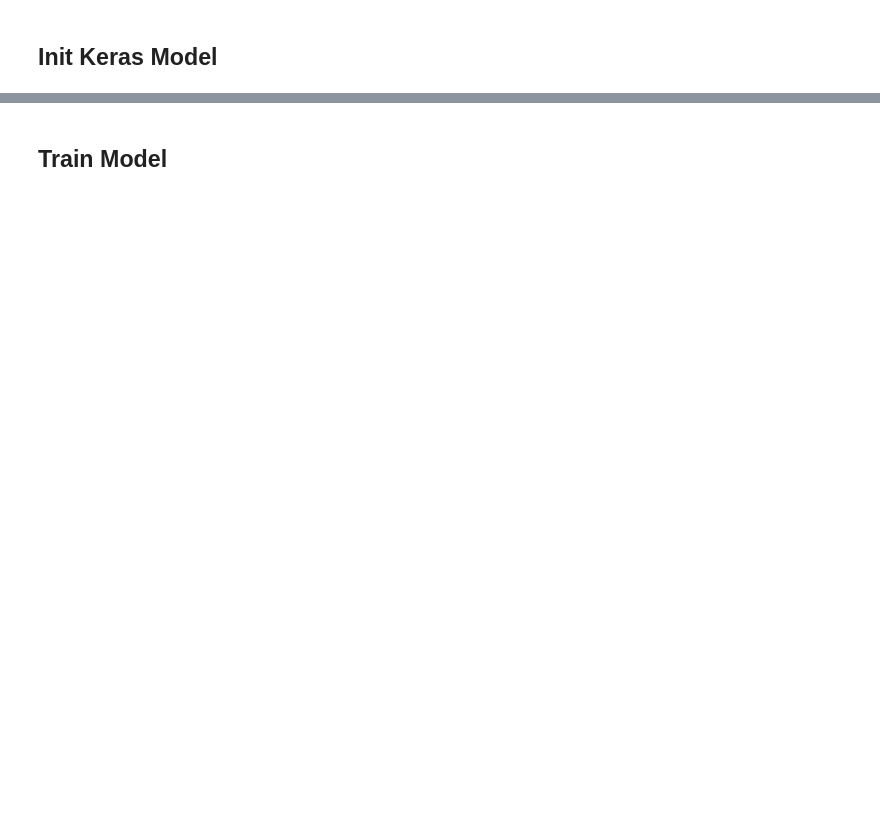
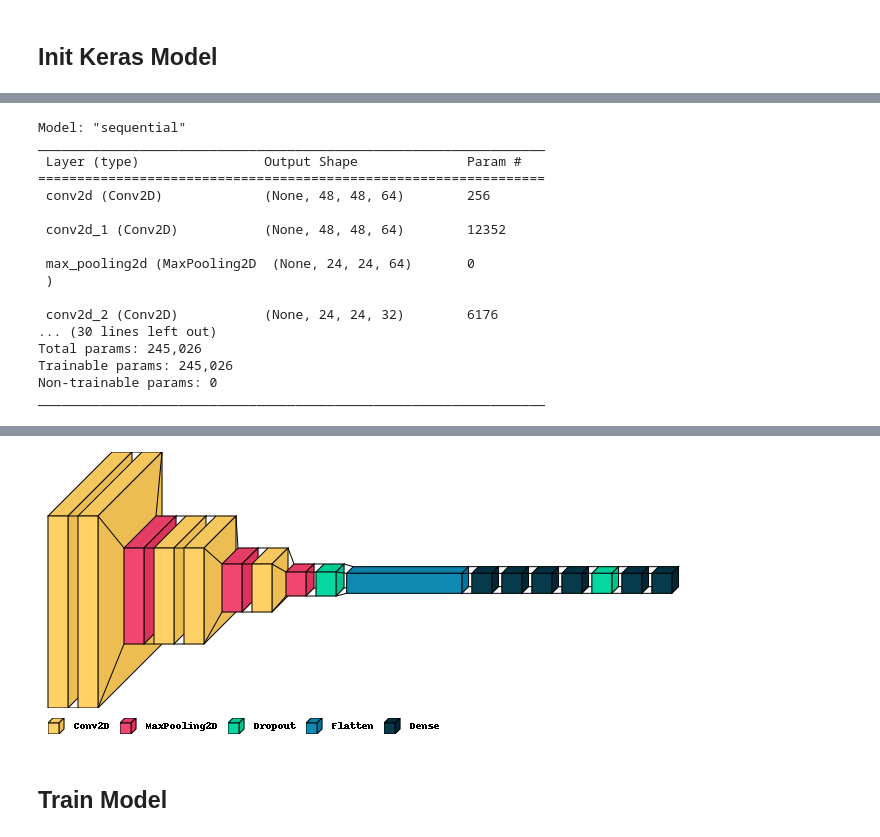
Before and after one commit to vigitia/IRPenTracking, a Jupyter notebook: train_network_new.ipynb, the cells around one changed output, grey strips where cells are left out. Drawn from its saved outputs; the diff is of its cells as text; code cells hidden in the pictures; blank space fills up the shorter version.

```diff
--- a/train_network_new.ipynb
+++ b/train_network_new.ipynb
@@ -23,39 +66,48 @@ train_X, train_label, test_X, test_label = prepare_dataset.get_dataset(TARGET_FO
 # %%
-# batch 64
-# epoch 1
+
 # conv linear
 
-batch_size = 128
-epochs = 1
+
 num_classes = 2
 activation = 'relu'
 activation_conv = 'linear'  # LeakyReLU
-layer_count = 5
 num_neurons = 128
 
 # Define model structure
 model = Sequential()
 
 # model.add(data_augmentation_new)
-model.add(
-    Conv2D(64, kernel_size=(3, 1), activation=activation_conv, input_shape=(IMG_SIZE, IMG_SIZE, 1), padding='same'))
+model.add(Conv2D(64, kernel_size=(3, 1), activation=activation_conv, input_shape=(IMG_SIZE, IMG_SIZE, 1), padding='same'))
 model.add(Conv2D(64, (1, 3), activation=activation_conv, padding='same'))
+
+# Reduce the spatial dimensions of the output by a factor of 2
 model.add(MaxPooling2D(pool_size=(2, 2), padding='same'))
 
 model.add(Conv2D(32, (3, 1), activation=activation_conv, padding='same'))
 model.add(Conv2D(32, (1, 3), activation=activation_conv, padding='same'))
+
+# Reduce the spatial dimensions of the output by a factor of 2
 model.add(MaxPooling2D(pool_size=(2, 2), padding='same'))
+
 # model.add(Dropout(0.2))
+
 model.add(Conv2D(32, (3, 3), activation=activation_conv, padding='same'))
+
+# Reduce the spatial dimensions of the output by a factor of 2
 model.add(MaxPooling2D(pool_size=(2, 2), padding='same'))
+
 model.add(Dropout(0.2))
+
 # model.add(Conv2D(128, (3, 3), activation='linear',padding='same'))
 # model.add(MaxPooling2D(pool_size=(2, 2),padding='same'))
 model.add(Flatten())
 
 # trial and error: linear performs much better than ReLU and sigmoid
-for i in range(layer_count - 1):
-    model.add(Dense(num_neurons, activation=activation))
+model.add(Dense(num_neurons, activation=activation))
+model.add(Dense(num_neurons, activation=activation))
+model.add(Dense(num_neurons, activation=activation))
+model.add(Dense(num_neurons, activation=activation))
+
 model.add(Dropout(0.2))
 
 model.add(Dense(num_neurons, activation=activation))
@@ -64,9 +116,31 @@ model.add(Dense(num_neurons, activation=activation))
 # model.add(Dense(128, activation='linear'))
 # model.add(Dense(128, activation='linear'))
 
-# classifier
+# Classifier
 model.add(Dense(num_classes, activation='softmax'))
 
 model.compile(loss=categorical_crossentropy, optimizer="adam", metrics=['accuracy'])
 
-reduce_lr = ReduceLROnPlateau(monitor='val_loss', factor=0.2, patience=1, min_lr=0.0001)
+# reduce_lr = ReduceLROnPlateau(monitor='val_loss', factor=0.2, patience=1, min_lr=0.0001)
+
+model.summary()
+# plot_model(model)
+visualkeras.layered_view(model, legend=True)
+# %% [output]
+Model: "sequential"
+_________________________________________________________________
+ Layer (type)                Output Shape              Param #
+=================================================================
+ conv2d (Conv2D)             (None, 48, 48, 64)        256
+
+ conv2d_1 (Conv2D)           (None, 48, 48, 64)        12352
+
+ max_pooling2d (MaxPooling2D  (None, 24, 24, 64)       0
+ )
+
+ conv2d_2 (Conv2D)           (None, 24, 24, 32)        6176
+... (30 lines left out)
+Total params: 245,026
+Trainable params: 245,026
+Non-trainable params: 0
+_________________________________________________________________
@@ -73,2 +160,3 @@ reduce_lr = ReduceLROnPlateau(monitor='val_loss', factor=0.2, patience=1, min_lr
+[figure, added]
 # %% [markdown]
 ## Train Model
```
Also changed, not shown: parts of 14 cells of this notebook.
